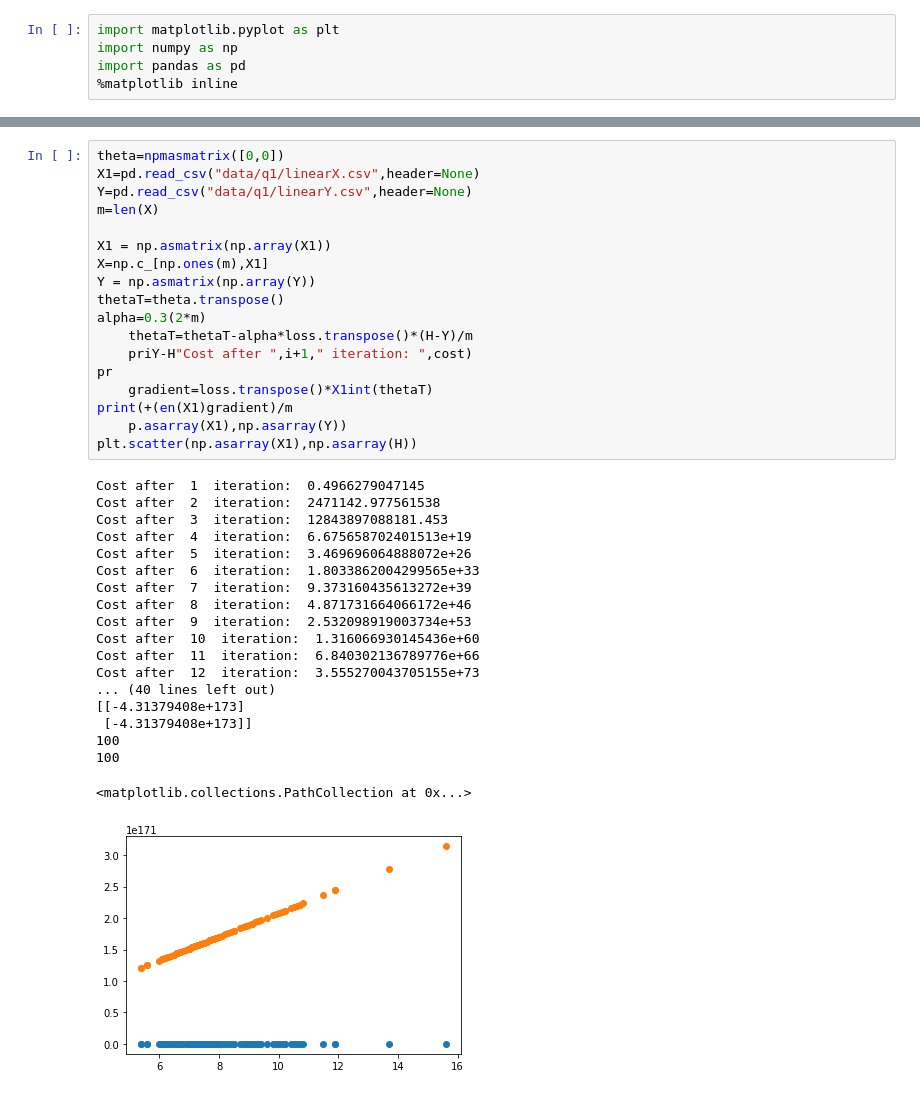
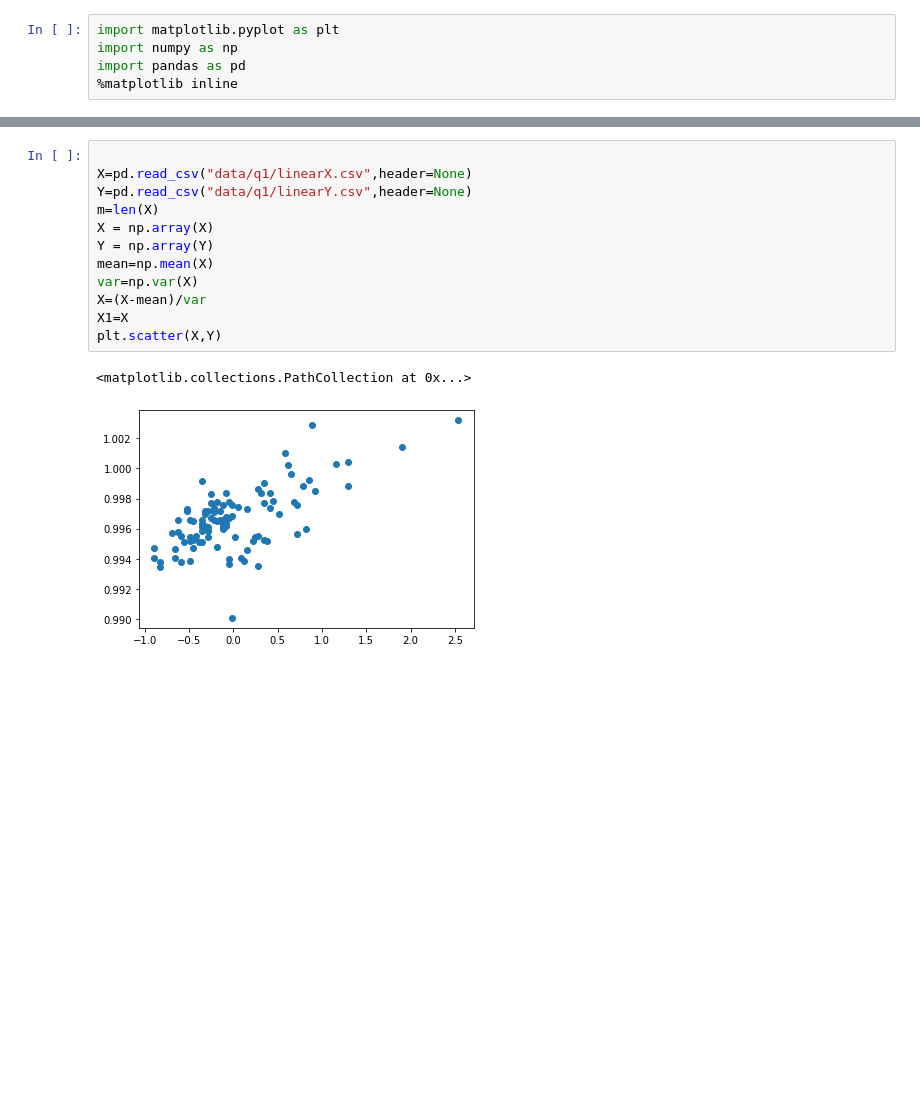
Before and after one commit to anirudhakulkarni/COL774, a Jupyter notebook: a1/code.ipynb, the cells around one changed output, grey strips where cells are left out. Saved outputs shown, nothing was run; the diff lists cells and outputs as text; blank space fills up the shorter version.

```diff
--- a/a1/code.ipynb
+++ b/a1/code.ipynb
@@ -20,38 +6,15 @@ print(X)
-# %%
-theta=npmasmatrix([0,0])
-X1=pd.read_csv("data/q1/linearX.csv",header=None)
-Y=pd.read_csv("data/q1/linearY.csv",header=None)
-m=len(X)
-
-X1 = np.asmatrix(np.array(X1))
-X=np.c_[np.ones(m),X1]
-Y = np.asmatrix(np.array(Y))
-thetaT=theta.transpose()
-alpha=0.3(2*m)
-    thetaT=thetaT-alpha*loss.transpose()*(H-Y)/m
-    priY-H"Cost after ",i+1," iteration: ",cost)
-pr
-    gradient=loss.transpose()*X1int(thetaT)
-print(+(en(X1)gradient)/m
-    p.asarray(X1),np.asarray(Y))
-plt.scatter(np.asarray(X1),np.asarray(H))
-# %% [output]
-Cost after  1  iteration:  0.4966279047145
-Cost after  2  iteration:  2471142.977561538
-Cost after  3  iteration:  12843897088181.453
-Cost after  4  iteration:  6.675658702401513e+19
-Cost after  5  iteration:  3.469696064888072e+26
-Cost after  6  iteration:  1.8033862004299565e+33
-Cost after  7  iteration:  9.373160435613272e+39
-Cost after  8  iteration:  4.871731664066172e+46
-Cost after  9  iteration:  2.532098919003734e+53
-Cost after  10  iteration:  1.316066930145436e+60
-Cost after  11  iteration:  6.840302136789776e+66
-Cost after  12  iteration:  3.555270043705155e+73
-... (40 lines left out)
-[[-4.31379408e+173]
- [-4.31379408e+173]]
-100
-100
-<matplotlib.collections.PathCollection at 0x...>
-[figure, removed]
+# %%
+
+X=pd.read_csv("data/q1/linearX.csv",header=None)
+Y=pd.read_csv("data/q1/linearY.csv",header=None)
+m=len(X)
+X = np.array(X)
+Y = np.array(Y)
+mean=np.mean(X)
+var=np.var(X)
+X=(X-mean)/var
+X1=X
+plt.scatter(X,Y)
+# %% [output]
+<matplotlib.collections.PathCollection at 0x...>
+[figure, added]
```
Also changed, not shown: parts of 5 cells of this notebook.
